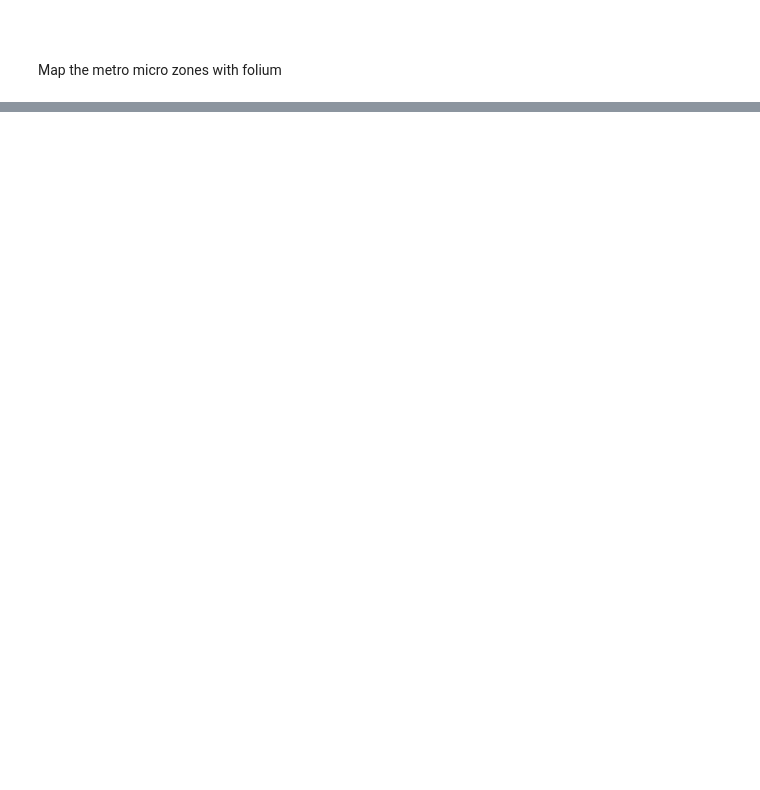
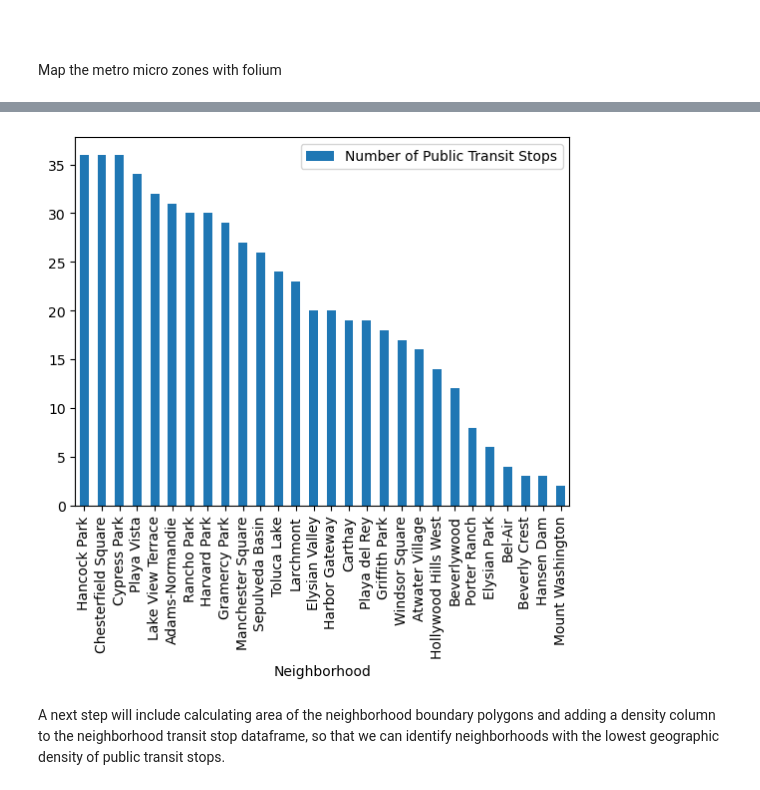
Before and after one commit to lucybriggs12/snakeemoji, a Jupyter notebook: Group Assignments/Week 07/Group_Notebook.ipynb, the cells around one changed output, grey strips where cells are left out. Drawn from its saved outputs; the diff is of its cells as text; code cells hidden in the pictures; blank space fills up the shorter version.

```diff
--- a/Group Assignments/Week 07/Group_Notebook.ipynb
+++ b/Group Assignments/Week 07/Group_Notebook.ipynb
@@ -113,0 +119,12 @@ m.save('metromicro.html')
+# %%
+#read in transit stop data and create dataframes
+
+#Spatial data for public transit stops in City of LA
+transit_stops = gpd.read_file('data/transit_stops.geojson')
+#Information on number of public transit stops per
+transit_density = pd.read_csv('data/transit_stopcount.csv')
+lowtransitdensebg = gpd.read_file('data/lowdensityblockgroups.geojson')
+hightransitdensebg= gpd.read_file('data/highdensityblockgroups.geojson')
+
+#read in LA Times Neighborhood Boundaries
+neighborhoods = gpd.read_file('data/LA_Times_Neighborhood_Boundaries.geojson')
@@ -113,0 +224,5 @@ m.save('metromicro.html')
+# %%
+#spatial join of transit stop locations and neighborhood boundaries
+transit_stops_nbrhood = gpd.sjoin(transit_stops, neighborhoods)
+#display
+transit_stops_nbrhood.sample(1)
@@ -113,0 +232,5 @@ m.save('metromicro.html')
+# %%
+#Use valuecounts to get the number of unique stops per neighborhood
+transit_nbrhood_count= transit_stops_nbrhood.value_counts(['name']).reset_index(name='stop_count')
+#display statistics
+transit_nbrhood_count.describe()
@@ -113,0 +247,12 @@ m.save('metromicro.html')
+# %%
+#Create dataframe of lowest quartile of # of transit stops/neighborhood.
+low25_nbhd = transit_nbrhood_count[transit_nbrhood_count["stop_count"] < 37.000000]
+#rename columns for plotting
+low25_nbhd = low25_nbhd.rename(columns={'stop_count': 'Number of Public Transit Stops', 'name': 'Neighborhood'})
+# %%
+#Plot bar graph
+ax = low25_nbhd.plot.bar(x='Neighborhood', y='Number of Public Transit Stops', rot=90)
+# %% [output]
+[figure, added]
+# %% [markdown]
+A next step will include calculating area of the neighborhood boundary polygons and adding a density column to the neighborhood transit stop dataframe, so that we can identify neighborhoods with the lowest geographic density of public transit stops.
```
Also changed, not shown: parts of 17 cells of this notebook, 24 other files.
